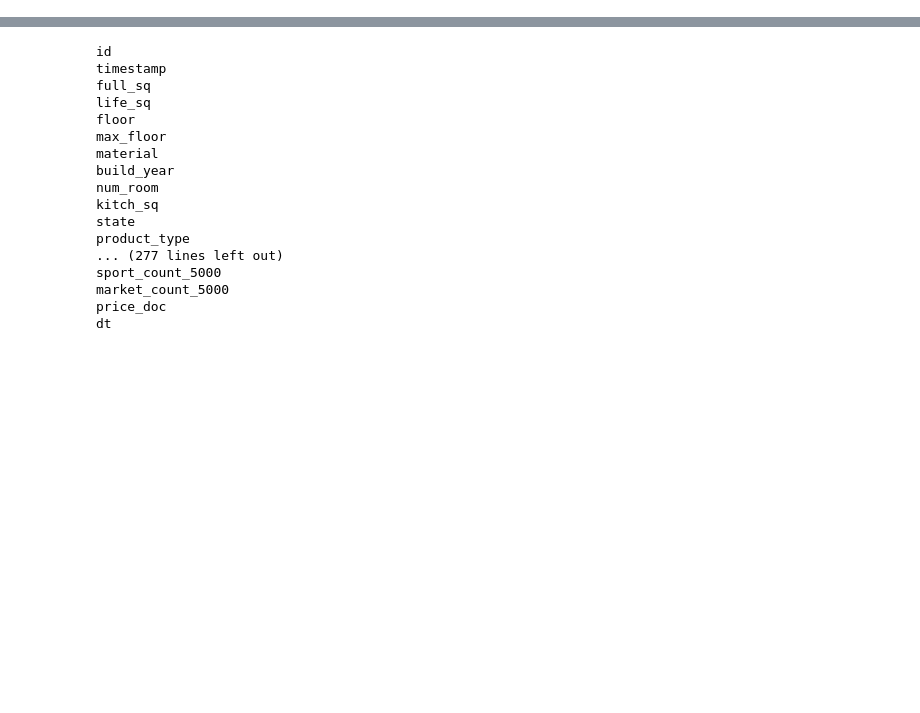
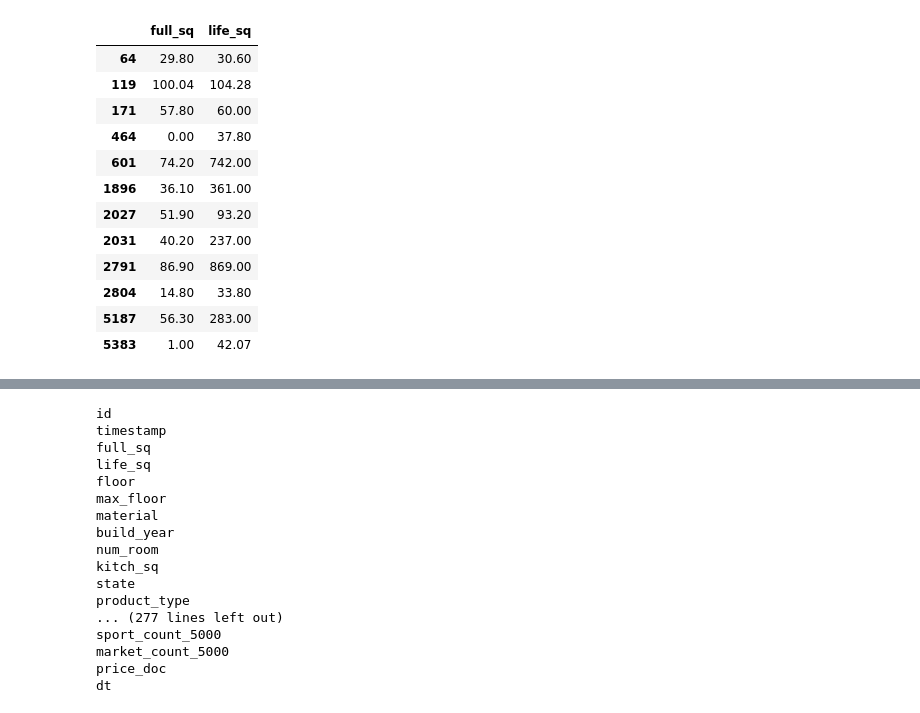
Before and after one commit to andru196/ml_hw1, a Jupyter notebook: notebooks/HW1.ipynb, the cells around one changed output, grey strips where cells are left out. Saved outputs shown, nothing was run; the diff lists cells and outputs as text; code cells hidden in the pictures; blank space fills up the shorter version.

```diff
--- a/notebooks/HW1.ipynb
+++ b/notebooks/HW1.ipynb
@@ -8,3 +10,19 @@ import datetime
 train = pd.read_csv('../data/raw/train.csv')
 # %%
 test = pd.read_csv('../data/raw/test.csv')
+# %%
+test[test.full_sq < test.life_sq][['full_sq','life_sq']]
+# %% [output]
+|  | full_sq | life_sq |
+| 64 | 29.80 | 30.60 |
+| 119 | 100.04 | 104.28 |
+| 171 | 57.80 | 60.00 |
+| 464 | 0.00 | 37.80 |
+| 601 | 74.20 | 742.00 |
+| 1896 | 36.10 | 361.00 |
+| 2027 | 51.90 | 93.20 |
+| 2031 | 40.20 | 237.00 |
+| 2791 | 86.90 | 869.00 |
+| 2804 | 14.80 | 33.80 |
+| 5187 | 56.30 | 283.00 |
+| 5383 | 1.00 | 42.07 |
```
Also changed, not shown: parts of 22 cells of this notebook, 1 other file.
